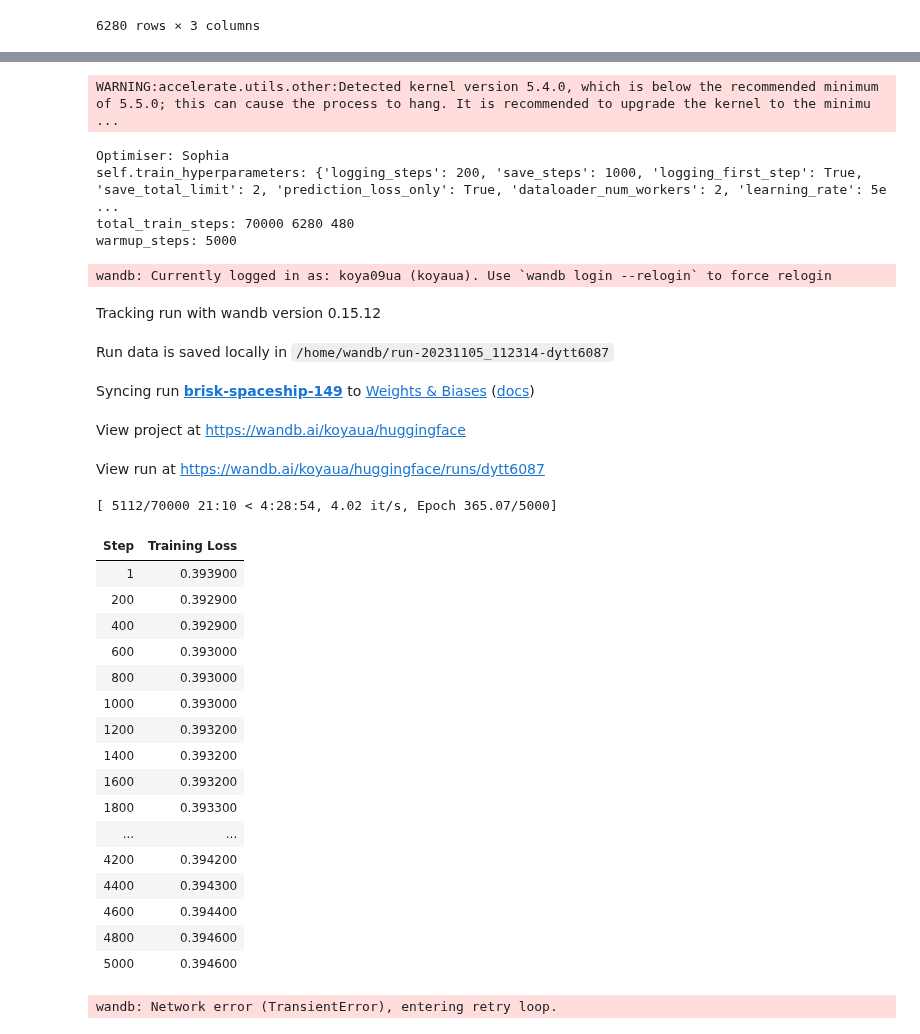
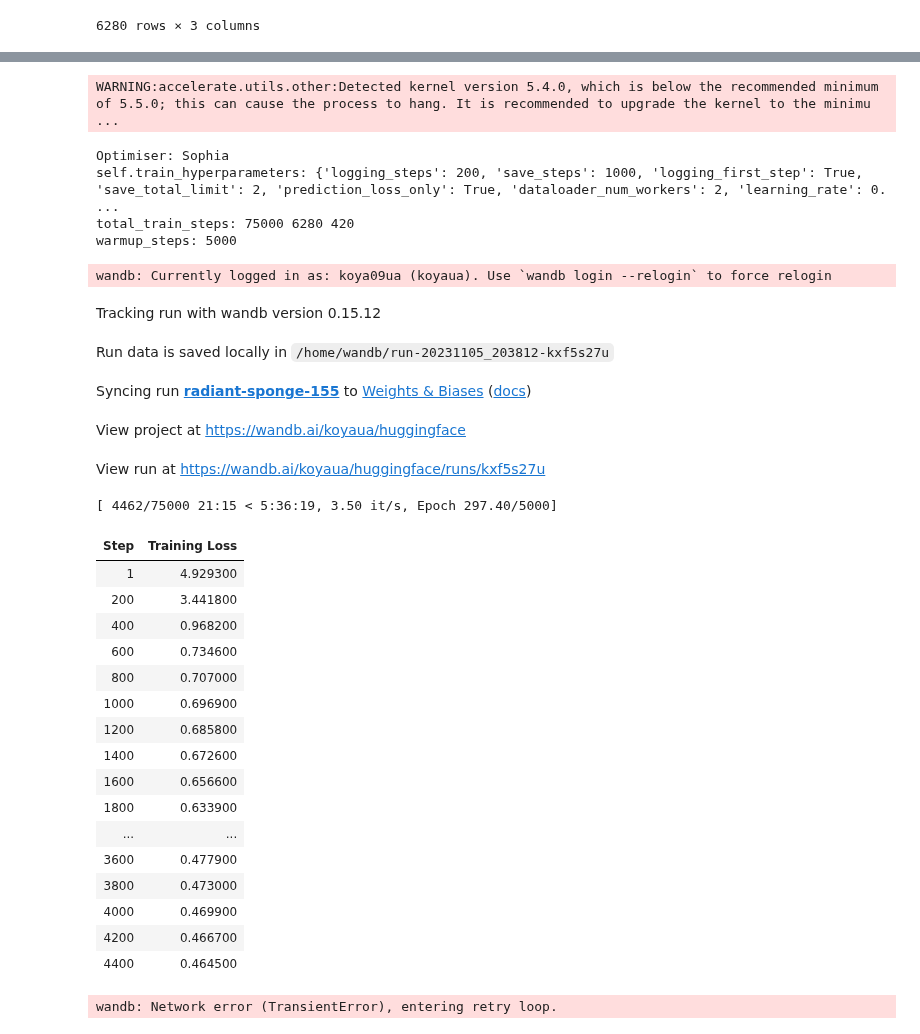
Before and after one commit to koyacolab/aispace, a Jupyter notebook: ai.ipynb, the cells around one changed output, grey strips where cells are left out. Saved outputs shown, nothing was run; the diff lists cells and outputs as text; code cells hidden in the pictures.

```diff
--- a/ai.ipynb
+++ b/ai.ipynb
@@ -340,7 +340,7 @@ EXP_NAME = 'exp-T4'
 optimizer_fit = 'sophia'
 ##########################################################
 
-EXP_NAME = f'A0[ONE_{optimizer_fit}]'
+EXP_NAME = f'A0[ONE_TOK[gpt2]_{optimizer_fit}]'
 
 #### 1 ###########
 # learning_rate = 5e-5
@@ -365,17 +365,17 @@ logging_steps = 200 # 250 #25 #9380  #1000
 #### batch_size = 250 for T4
 batch_size = 200 #RGBN
 batch_size = 250 # 5 columns trainable
-batch_size = 480 # 4 columns trainable
+batch_size = 420 #480 # 3 columns trainable
 #######################################
 step_checkpoint_list = [7000, 105000, 82000, 32000, 22000, 112000, 112000, 112000]
 step_checkpoint_list = [112000, 32000, 21000]
-step_checkpoint_list = [20000, 14000, 14000, 70000]
+step_checkpoint_list = [20000, 14000, 14000, 70000, 70000]
 
-lr_fit=5e-5
+lr_fit=1e-4
 learning_rate = lr_fit
 
 experiment_dir = ""
-TRAINER_RUN = 4
+TRAINER_RUN = 0
 RESUME_FROM_CHECKPOINT = False
 
 
@@ -437,7 +437,8 @@ random_seed_state = current_time  # You can use this random_state for various ra
 
 # load_model_path = 'load_model/checkpoint-16000'
 model = GReaT(llm=load_model_path,
-              tokenizer='aispace-tokenizer',
+              tokenizer=load_model_path,
+              # tokenizer='aispace-tokenizer',
               batch_size=batch_size, epochs=epochs_steps, logging_steps=logging_steps, save_steps=save_steps,
               # evaluation_strategy='steps',
               # dataloader_num_workers=2, #fp16=True,
@@ -481,47 +482,47 @@ load_model_path: A0[ONE_sophia]/run[3]/checkpoint-70000
 ----------- Model architecture, efficient_finetuning:  -----------------------
 GPT2LMHeadModel(
   (transformer): GPT2Model(
     (wte): Embedding(50257, 768)
     (wpe): Embedding(1024, 768)
     (drop): Dropout(p=0.1, inplace=False)
     (h): ModuleList(
       (0-5): 6 x GPT2Block(
         (ln_1): LayerNorm((768,), eps=1e-05, elementwise_affine=True)
         (attn): GPT2Attention(
 ... (15 lines left out)
   )
   (lm_head): Linear(in_features=768, out_features=50257, bias=False)
 )
 ----------------------------------------------------------------------------------------------------
 WARNING:accelerate.utils.other:Detected kernel version 5.4.0, which is below the recommended minimum of 5.5.0; this can cause the process to hang. It is recommended to upgrade the kernel to the minimu ...
 Optimiser: Sophia
-self.train_hyperparameters: {'logging_steps': 200, 'save_steps': 1000, 'logging_first_step': True, 'save_total_limit': 2, 'prediction_loss_only': True, 'dataloader_num_workers': 2, 'learning_rate': 5e ...
-total_train_steps: 70000 6280 480
+self.train_hyperparameters: {'logging_steps': 200, 'save_steps': 1000, 'logging_first_step': True, 'save_total_limit': 2, 'prediction_loss_only': True, 'dataloader_num_workers': 2, 'learning_rate': 0. ...
+total_train_steps: 75000 6280 420
 warmup_steps: 5000
 wandb: Currently logged in as: koya09ua (koyaua). Use `wandb login --relogin` to force relogin
 Tracking run with wandb version 0.15.12
-Run data is saved locally in /home/wandb/run-20231105_112314-dytt6087
+Run data is saved locally in /home/wandb/run-20231105_203812-kxf5s27u
-Syncing run brisk-spaceship-149 to Weights & Biases (docs)
+Syncing run radiant-sponge-155 to Weights & Biases (docs)
 View project at https://wandb.ai/koyaua/huggingface
-View run at https://wandb.ai/koyaua/huggingface/runs/dytt6087
+View run at https://wandb.ai/koyaua/huggingface/runs/kxf5s27u
-[ 5112/70000 21:10 < 4:28:54, 4.02 it/s, Epoch 365.07/5000]
+[ 4462/75000 21:15 < 5:36:19, 3.50 it/s, Epoch 297.40/5000]
 | Step | Training Loss |
-| 1 | 0.393900 |
-| 200 | 0.392900 |
-| 400 | 0.392900 |
-| 600 | 0.393000 |
-| 800 | 0.393000 |
-| 1000 | 0.393000 |
-| 1200 | 0.393200 |
-| 1400 | 0.393200 |
-| 1600 | 0.393200 |
-| 1800 | 0.393300 |
+| 1 | 4.929300 |
+| 200 | 3.441800 |
+| 400 | 0.968200 |
+| 600 | 0.734600 |
+| 800 | 0.707000 |
+| 1000 | 0.696900 |
+| 1200 | 0.685800 |
+| 1400 | 0.672600 |
+| 1600 | 0.656600 |
+| 1800 | 0.633900 |
 | ... | ... |
-| 4200 | 0.394200 |
-| 4400 | 0.394300 |
-| 4600 | 0.394400 |
-| 4800 | 0.394600 |
-| 5000 | 0.394600 |
+| 3600 | 0.477900 |
+| 3800 | 0.473000 |
+| 4000 | 0.469900 |
+| 4200 | 0.466700 |
+| 4400 | 0.464500 |
 wandb: Network error (TransientError), entering retry loop.
 # %%
 from google.colab import runtime
```
Also changed, not shown: parts of 1 cell of this notebook, 1 other file.
